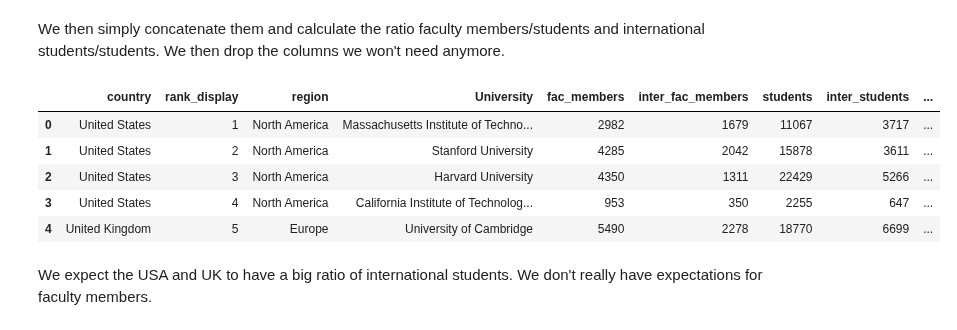
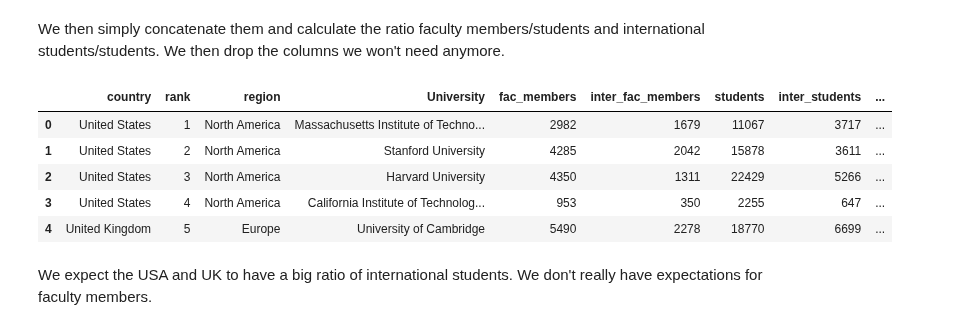
Before and after one commit to AWehenkel/ADA-2017, a Jupyter notebook: 02 - Data from the Web/Lab02.ipynb, the cells around one changed output. Drawn from its saved outputs; the diff is of its cells as text; code cells hidden in the pictures.

```diff
--- a/02 - Data from the Web/Lab02.ipynb
+++ b/02 - Data from the Web/Lab02.ipynb
@@ -72,6 +72,9 @@ def retrieve_people_number(url):
             result[idx] = numbers[h]
 
         return result
+
+def clean_rank(df):
+    df['rank'] = df['rank'].str.replace('=','').astype(int)
 # %% [markdown]
 We then create the DataFrame using the data from the main page, then populate a new DataFrame by iterating in the original DataFrame and retrieving the details for each university
 # %%
@@ -104,13 +107,19 @@ def calculate_ratio(df):
 # %%
 top_uni_df_complete = pd.concat([top_uni_df, missing_datas], axis=1)
 top_uni_df_complete.drop(['cc','core_id', 'guide','logo','nid','score','stars','url'], axis=1, inplace=True)
-top_uni_df_complete.rename(columns={'title': 'University'}, inplace=True)
 
+# rename columns for future computation
+top_uni_df_complete.rename(columns={'title': 'University', 'rank_display': 'rank'}, inplace=True)
+
+#clean the ranking column
+clean_rank(top_uni_df_complete)
+
+#compute the two asked ration
 calculate_ratio(top_uni_df_complete)
 
 top_uni_df_complete.head()
 # %% [output]
-|  | country | rank_display | region | University | fac_members | inter_fac_members | students | inter_students | ... |
+|  | country | rank | region | University | fac_members | inter_fac_members | students | inter_students | ... |
 | 0 | United States | 1 | North America | Massachusetts Institute of Techno... | 2982 | 1679 | 11067 | 3717 | ... |
 | 1 | United States | 2 | North America | Stanford University | 4285 | 2042 | 15878 | 3611 | ... |
 | 2 | United States | 3 | North America | Harvard University | 4350 | 1311 | 22429 | 5266 | ... |
```
Also changed, not shown: parts of 18 cells of this notebook.
